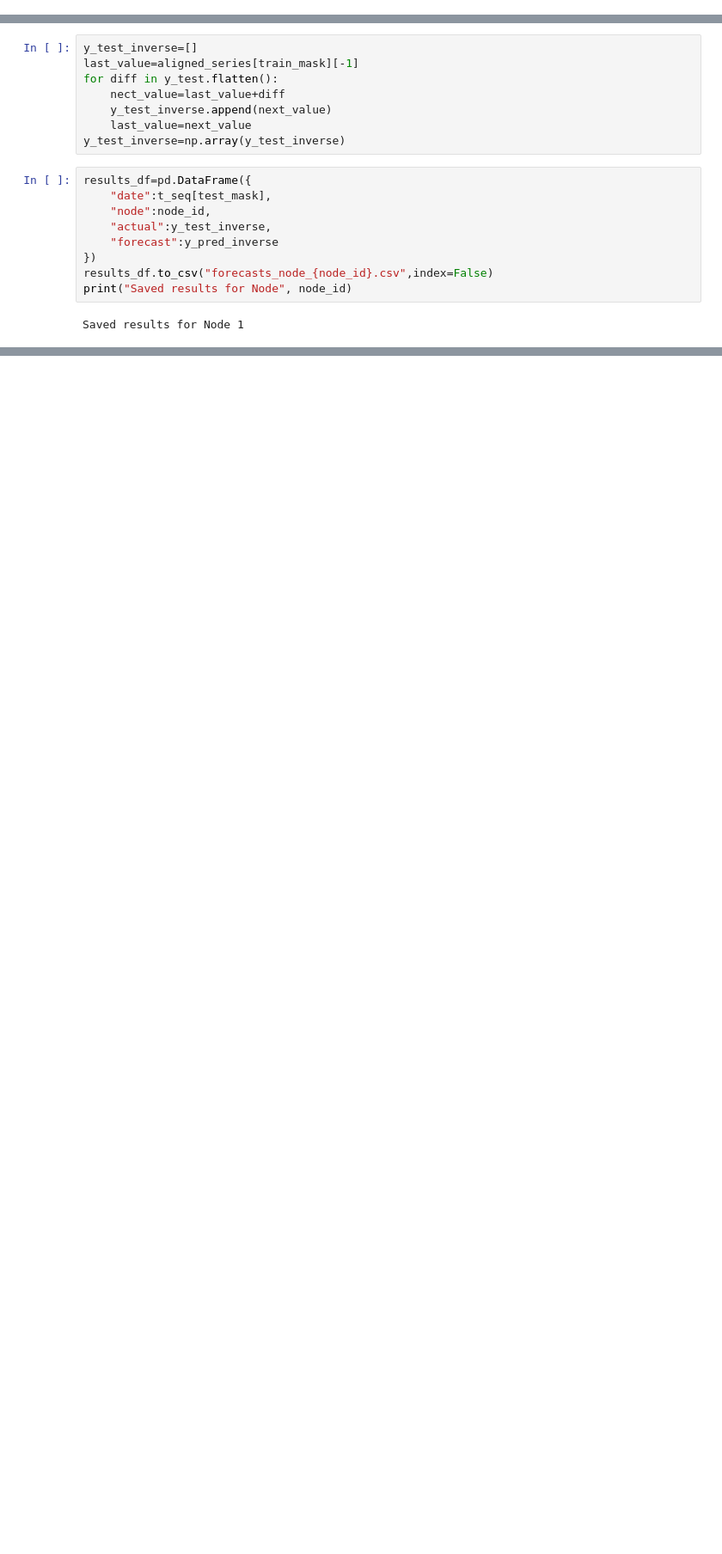
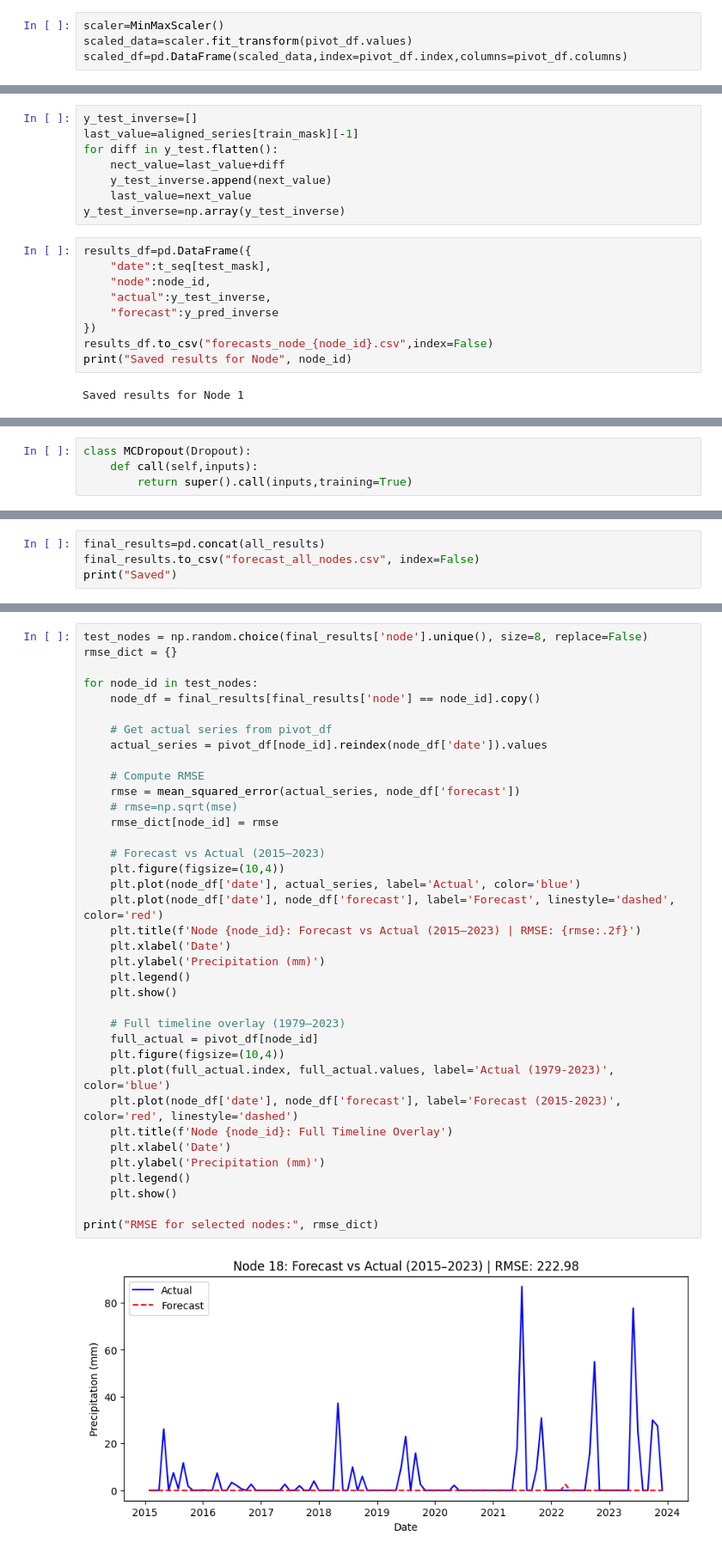
Before and after one commit to Adieltheanalyst/LSTM-weather-forecasting, a Jupyter notebook: data_preparation.ipynb, the cells around one changed output, grey strips where cells are left out. Shown at 86% size. Cells and saved outputs as stored; diff of their text form; blank space fills up the shorter version.

```diff
--- a/data_preparation.ipynb
+++ b/data_preparation.ipynb
@@ -56,5 +61,9 @@ Node 1 neighbors: ['2', '11']
 (539, 3)
 (449, 90, 3) (449,)
+# %%
+scaler=MinMaxScaler()
+scaled_data=scaler.fit_transform(pivot_df.values)
+scaled_df=pd.DataFrame(scaled_data,index=pivot_df.index,columns=pivot_df.columns)
 # %%
 model=Sequential([
     LSTM(64,input_shape=(30,num_features),return_sequences=False),
@@ -161,0 +173,4 @@ plt.show()
+# %%
+class MCDropout(Dropout):
+    def call(self,inputs):
+        return super().call(inputs,training=True)
@@ -161,0 +441,4 @@ plt.show()
+# %%
+final_results=pd.concat(all_results)
+final_results.to_csv("forecast_all_nodes.csv", index=False)
+print("Saved")
@@ -161,0 +447,39 @@ plt.show()
+# %%
+test_nodes = np.random.choice(final_results['node'].unique(), size=8, replace=False)
+rmse_dict = {}
+
+for node_id in test_nodes:
+    node_df = final_results[final_results['node'] == node_id].copy()
+
+    # Get actual series from pivot_df
+    actual_series = pivot_df[node_id].reindex(node_df['date']).values
+
+    # Compute RMSE
+    rmse = mean_squared_error(actual_series, node_df['forecast'])
+    # rmse=np.sqrt(mse)
+    rmse_dict[node_id] = rmse
+
+    # Forecast vs Actual (2015–2023)
+    plt.figure(figsize=(10,4))
+    plt.plot(node_df['date'], actual_series, label='Actual', color='blue')
+    plt.plot(node_df['date'], node_df['forecast'], label='Forecast', linestyle='dashed', color='red')
+    plt.title(f'Node {node_id}: Forecast vs Actual (2015–2023) | RMSE: {rmse:.2f}')
+    plt.xlabel('Date')
+    plt.ylabel('Precipitation (mm)')
+    plt.legend()
+    plt.show()
+
+    # Full timeline overlay (1979–2023)
+    full_actual = pivot_df[node_id]
+    plt.figure(figsize=(10,4))
+    plt.plot(full_actual.index, full_actual.values, label='Actual (1979-2023)', color='blue')
+    plt.plot(node_df['date'], node_df['forecast'], label='Forecast (2015-2023)', color='red', linestyle='dashed')
+    plt.title(f'Node {node_id}: Full Timeline Overlay')
+    plt.xlabel('Date')
+    plt.ylabel('Precipitation (mm)')
+    plt.legend()
+    plt.show()
+
+print("RMSE for selected nodes:", rmse_dict)
+# %% [output]
+[figure, added]
```
Also changed, not shown: parts of 11 cells of this notebook.
